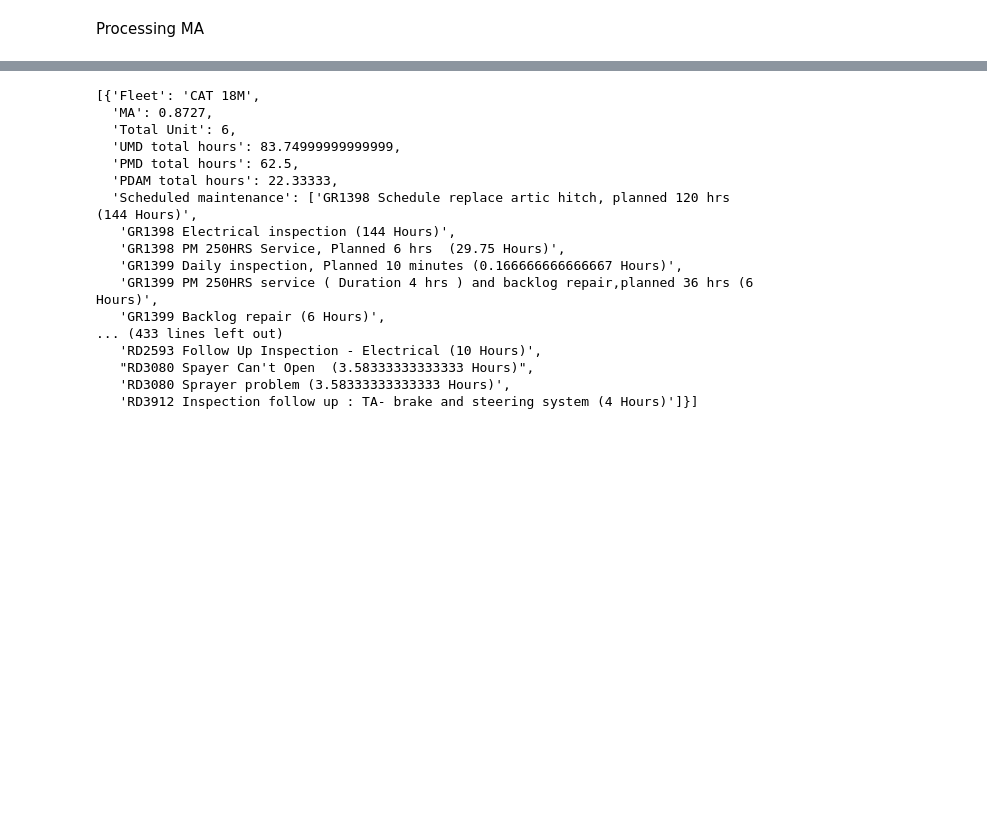
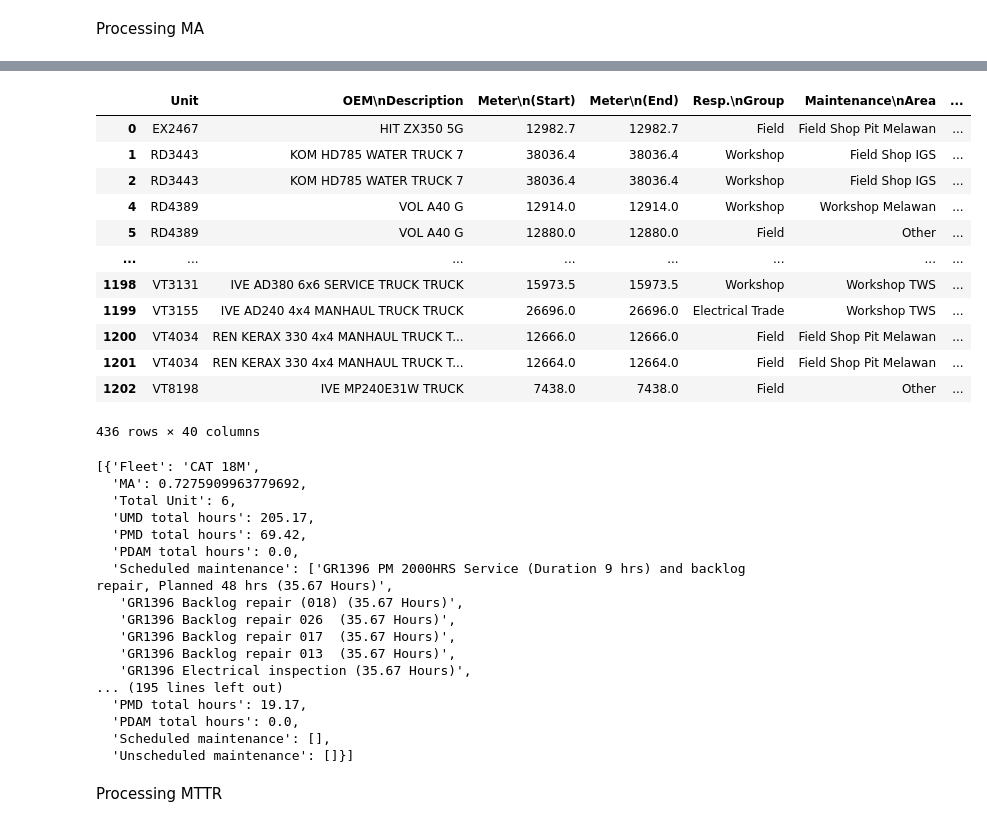
Before and after one commit to imamfahr/AnomaliReport-Trial, a Jupyter notebook: Trial I-Copy1.ipynb, the cells around one changed output, grey strips where cells are left out. Saved outputs shown, nothing was run; the diff lists cells and outputs as text; code cells hidden in the pictures; blank space fills up the shorter version.

```diff
--- a/Trial I-Copy1.ipynb
+++ b/Trial I-Copy1.ipynb
@@ -48,6 +48,7 @@ PDTD.columns = PDTD.iloc[0]
 PDTD.drop(0,inplace=True)
 PDTD.rename(columns = {'Unit No.' : 'Unit'},inplace=True)
 PDTD_complete = pd.merge(PDTD, fleetdesc, on='Unit', how='inner')
+PDTD_complete['Period\nEvent\nMaint.\nDuration'] =  PDTD_complete['Period\nEvent\nMaint.\nDuration'].apply(lambda x: round(x,2))
 # %%
 '''Combine MER & EMPS'''
 Combined = pd.merge(MERSummary,EMPS, on='Unit', how='outer')
@@ -252,4 +250,20 @@ Water Truck                0.8121
 Name: MA, dtype: float64
+# %%
+MA_df
+# %% [output]
+|  | Unit | OEM\nDescription | Meter\n(Start) | Meter\n(End) | Resp.\nGroup | Maintenance\nArea | ... |
+| 0 | EX2467 | HIT ZX350 5G | 12982.7 | 12982.7 | Field | Field Shop Pit Melawan | ... |
+| 1 | RD3443 | KOM HD785 WATER TRUCK 7 | 38036.4 | 38036.4 | Workshop | Field Shop IGS | ... |
+| 2 | RD3443 | KOM HD785 WATER TRUCK 7 | 38036.4 | 38036.4 | Workshop | Field Shop IGS | ... |
+| 4 | RD4389 | VOL A40 G | 12914.0 | 12914.0 | Workshop | Workshop Melawan | ... |
+| 5 | RD4389 | VOL A40 G | 12880.0 | 12880.0 | Field | Other | ... |
+| ... | ... | ... | ... | ... | ... | ... | ... |
+| 1198 | VT3131 | IVE AD380 6x6 SERVICE TRUCK TRUCK | 15973.5 | 15973.5 | Workshop | Workshop TWS | ... |
+| 1199 | VT3155 | IVE AD240 4x4 MANHAUL TRUCK TRUCK | 26696.0 | 26696.0 | Electrical Trade | Workshop TWS | ... |
+| 1200 | VT4034 | REN KERAX 330 4x4 MANHAUL TRUCK T... | 12666.0 | 12666.0 | Field | Field Shop Pit Melawan | ... |
+| 1201 | VT4034 | REN KERAX 330 4x4 MANHAUL TRUCK T... | 12664.0 | 12664.0 | Field | Field Shop Pit Melawan | ... |
+| 1202 | VT8198 | IVE MP240E31W TRUCK | 7438.0 | 7438.0 | Field | Other | ... |
+436 rows × 40 columns
 # %%
 '''MA Report Template'''
 
@@ -261,17 +275,20 @@ for i in red_MA_this_week.index:
     Scheduled_maintenance = []
     Unschedule_maintenance = []
 
-    for x in MA_df[((MA_df.Activity =='08-Planned Maintenance (PMD)')|(MA_df.Activity ==',08-Planned Maintenance (PMD)'))&(MA_df['fleet desc'] ==i)]['MA Anomali']:
+    for x in MA_df[((MA_df.Activity =='08-Planned Maintenance (PMD)')|(MA_df.Activity ==',08-Planned Maintenance (PMD)'))&(MA_df['fleet desc'] ==i)&(MA_df['Period\nEvent\nMaint.\nDuration']>10.0)]['MA Anomali']:
         Scheduled_maintenance.append(x)
 
-    for x in MA_df[((MA_df.Activity =='09-Unplanned Maintenance (UMD)')|(MA_df.Activity ==',09-Unplanned Maintenance (UMD)'))&(MA_df['fleet desc'] ==i)]['MA Anomali']:
+    for x in MA_df[((MA_df.Activity =='09-Unplanned Maintenance (UMD)')|(MA_df.Activity ==',09-Unplanned Maintenance (UMD)'))&((MA_df['fleet desc'] ==i)&(MA_df['Period\nEvent\nMaint.\nDuration']>10.0))]['MA Anomali']:
         Unschedule_maintenance.append(x)
 
+
     structured_MA = {
+
+
     'Fleet':i,
     'MA':red_MA_this_week[i],
     'Total Unit':All_KPI.groupby('fleet desc').count()['Unit'][i],
-    'UMD total hours':All_KPI.groupby('fleet desc').sum()['UMD\n(09)'][i],
+    'UMD total hours':round(All_KPI.groupby('fleet desc').sum()['UMD\n(09)'][i],2),
     'PMD total hours':All_KPI.groupby('fleet desc').sum()['PMD\n(08)'][i],
     'PDAM total hours':All_KPI.groupby('fleet desc').sum()['PDAM\n08020\n09020'][i],
     'Scheduled maintenance' : Scheduled_maintenance,
@@ -283,19 +300,21 @@ for i in red_MA_this_week.index:
 MA_report
 # %% [output]
 [{'Fleet': 'CAT 18M',
-  'MA': 0.8727,
+  'MA': 0.7275909963779692,
   'Total Unit': 6,
-  'UMD total hours': 83.74999999999999,
-  'PMD total hours': 62.5,
-  'PDAM total hours': 22.33333,
-  'Scheduled maintenance': ['GR1398 Schedule replace artic hitch, planned 120 hrs (144 Hours)',
-   'GR1398 Electrical inspection (144 Hours)',
-   'GR1398 PM 250HRS Service, Planned 6 hrs  (29.75 Hours)',
-   'GR1399 Daily inspection, Planned 10 minutes (0.166666666666667 Hours)',
-   'GR1399 PM 250HRS service ( Duration 4 hrs ) and backlog repair,planned 36 hrs (6 Hours)',
-   'GR1399 Backlog repair (6 Hours)',
-... (433 lines left out)
-   'RD2593 Follow Up Inspection - Electrical (10 Hours)',
-   "RD3080 Spayer Can't Open  (3.58333333333333 Hours)",
-   'RD3080 Sprayer problem (3.58333333333333 Hours)',
-   'RD3912 Inspection follow up : TA- brake and steering system (4 Hours)']}]
+  'UMD total hours': 205.17,
+  'PMD total hours': 69.42,
+  'PDAM total hours': 0.0,
+  'Scheduled maintenance': ['GR1396 PM 2000HRS Service (Duration 9 hrs) and backlog repair, Planned 48 hrs (35.67 Hours)',
+   'GR1396 Backlog repair (018) (35.67 Hours)',
+   'GR1396 Backlog repair 026  (35.67 Hours)',
+   'GR1396 Backlog repair 017  (35.67 Hours)',
+   'GR1396 Backlog repair 013  (35.67 Hours)',
+   'GR1396 Electrical inspection (35.67 Hours)',
+... (195 lines left out)
+  'PMD total hours': 19.17,
+  'PDAM total hours': 0.0,
+  'Scheduled maintenance': [],
+  'Unscheduled maintenance': []}]
+# %% [markdown]
+Processing MTTR
```
Also changed, not shown: parts of 15 cells of this notebook.
